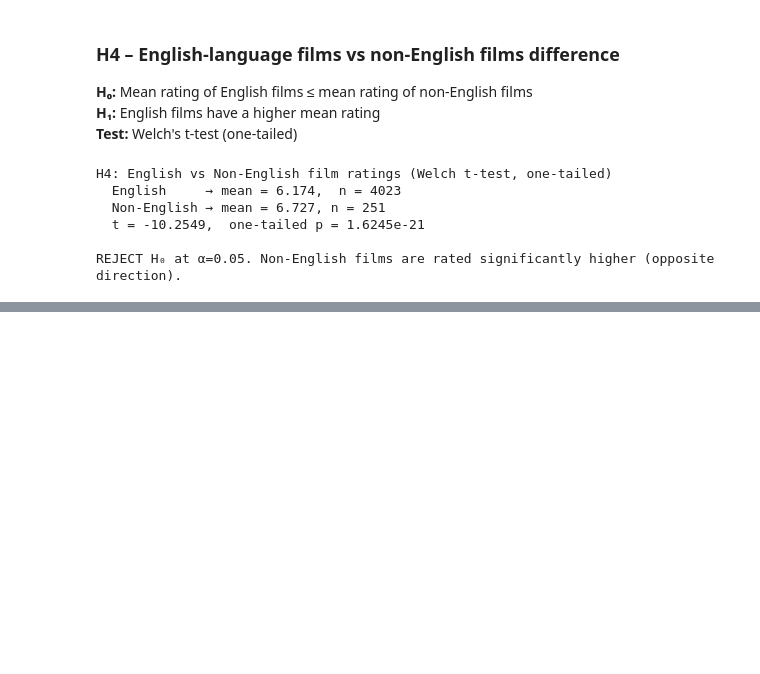
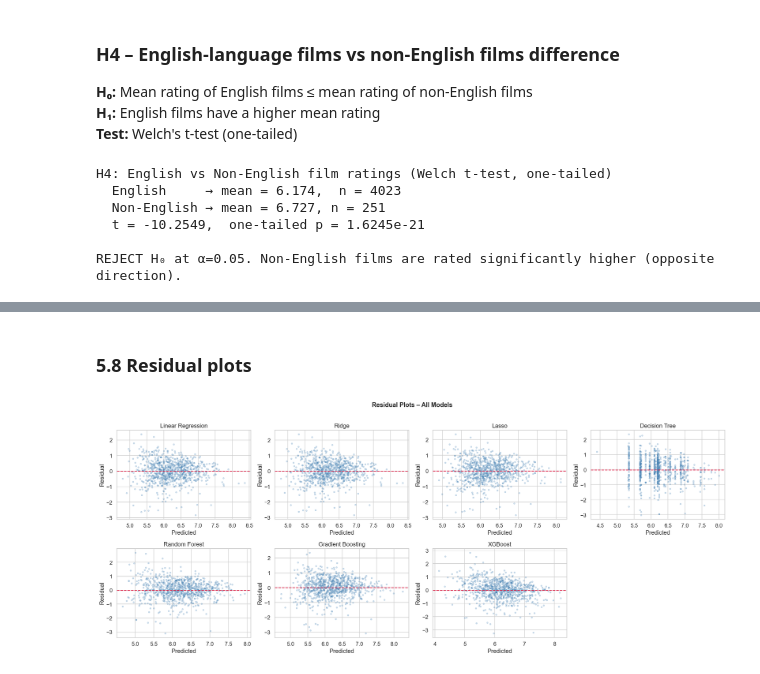
Before and after one commit to yagizmertg/DSA-Project, a Jupyter notebook: notebooks/eda.ipynb, the cells around one changed output, grey strips where cells are left out. Saved outputs shown, nothing was run; the diff lists cells and outputs as text; code cells hidden in the pictures; blank space fills up the shorter version.

```diff
--- a/notebooks/eda.ipynb
+++ b/notebooks/eda.ipynb
@@ -580,0 +769,21 @@ REJECT H₀ at α=0.05. Non-English films are rated significantly higher (opposi
+# %% [markdown]
+### 5.8 Residual plots
+# %%
+fig, axes = plt.subplots(2, 4, figsize=(20, 8))
+axes = axes.flatten()
+
+for ax, (name, y_pred) in zip(axes, predictions.items()):
+    residuals = y_test - y_pred
+    ax.scatter(y_pred, residuals, alpha=0.25, s=10, color='steelblue')
+    ax.axhline(0, color='crimson', linestyle='--', linewidth=1.5)
+    ax.set_xlabel('Predicted')
+    ax.set_ylabel('Residual')
+    ax.set_title(name)
+
+axes[-1].set_visible(False)
+
+plt.suptitle('Residual Plots – All Models', fontsize=14, fontweight='bold', y=1.01)
+plt.tight_layout()
+plt.show()
+# %% [output]
+[figure, added]
```
Also changed, not shown: parts of 22 cells of this notebook, 2 other files.
